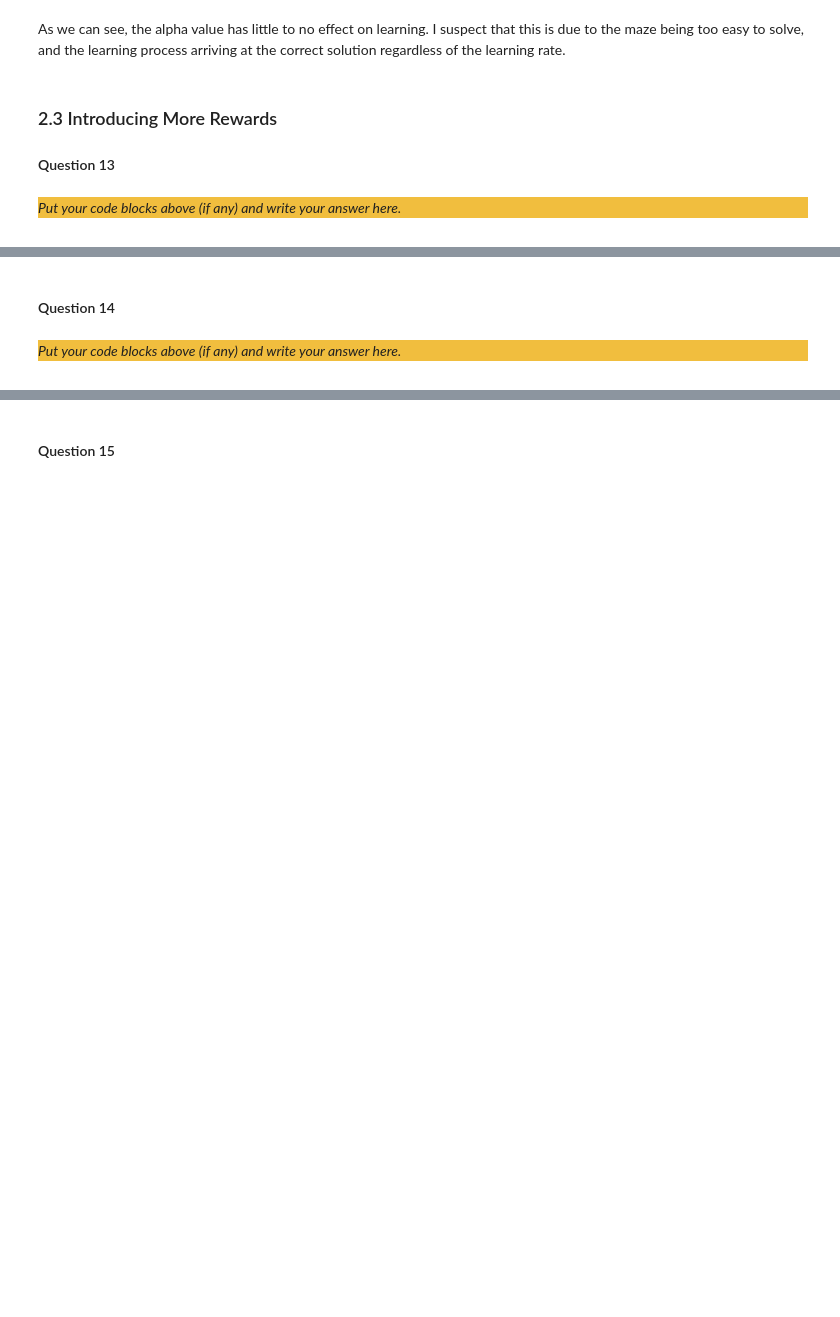
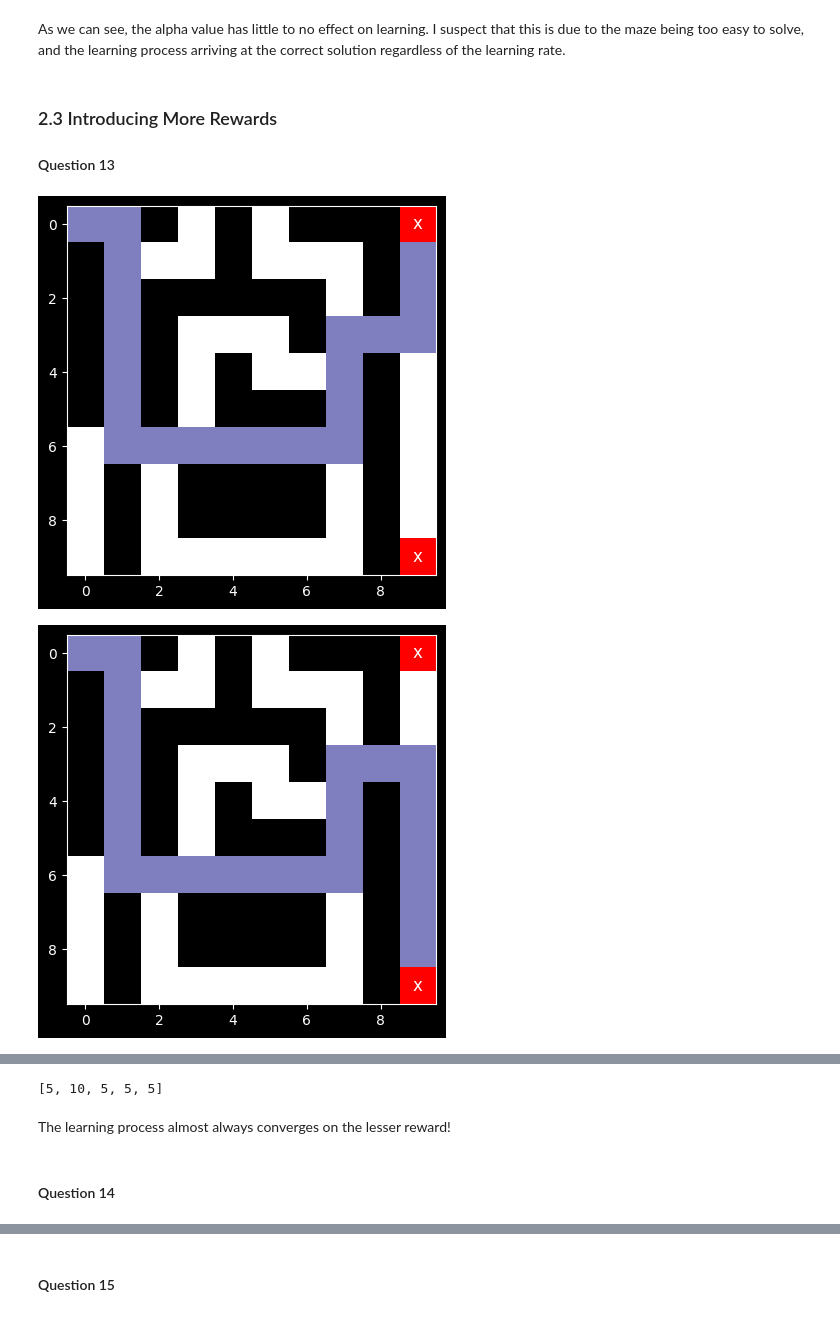
Before and after one commit to AinzOoalGown123/assignment3_group67, a Jupyter notebook: src/Main.ipynb, the cells around one changed output, grey strips where cells are left out. Saved outputs shown, nothing was run; the diff lists cells and outputs as text; code cells hidden in the pictures; blank space fills up the shorter version.

```diff
--- a/src/Main.ipynb
+++ b/src/Main.ipynb
@@ -682,7 +690,46 @@ As we can see, the alpha value has little to no effect on learning. I suspect th
 # %% [markdown]
 ### 2.3 Introducing More Rewards
 #### Question 13
-# %% [markdown]
-<div style="background-color:#f1be3e">
-
-_Put your code blocks above (if any) and write your answer here._
+# %%
+# Create a Maze instance.
+maze = Maze("./../data/toy_maze.txt")
+maze.set_reward(x=9, y=9, reward=10)
+maze.set_reward(x=9, y=0, reward=5)
+maze.set_terminal(x=9, y=9)
+maze.set_terminal(x=9, y=0)
+# Create an Agent.
+agent = Agent(start_x=0, start_y=0)
+# Create a QTable.
+states = maze.get_all_states()
+actions = [Action(id) for id in ["up", "down", "left", "right"]]
+q_table = QTable(states, actions)
+# Create an ExplorationStrategy.
+exploration_strategy = ExplorationStrategy(q_table)
+# Create a learner.
+params = {"lr": 0.7, "gamma": 0.9}
+# learner = QLearning(q_table, params)
+
+# Hyper-parameters.
+n_episodes = 300
+episode_lengths = []
+episode_rewards = []
+# %%
+# Hyperparameters
+n_runs = 5
+n_episodes = 250
+epsilon = 0.1
+alpha = 0.05
+
+# Run the agent 10 times for each algorithm
+runs_q = run_agent(
+    algorithm_class=QLearning,
+    maze=maze,
+    epsilon=epsilon,
+    alpha=alpha,
+    n_runs=n_runs,
+    n_episodes=n_episodes,
+    show_path=True
+)
+# %% [output]
+[figure, added]
+[figure, added]
@@ -689,6 +739,5 @@ _Put your code blocks above (if any) and write your answer here._
+[5, 10, 5, 5, 5]
+# %% [markdown]
+The learning process almost always converges on the lesser reward!
 # %% [markdown]
 #### Question 14
-# %% [markdown]
-<div style="background-color:#f1be3e">
-
-_Put your code blocks above (if any) and write your answer here._
```
Also changed, not shown: parts of 10 cells of this notebook.
